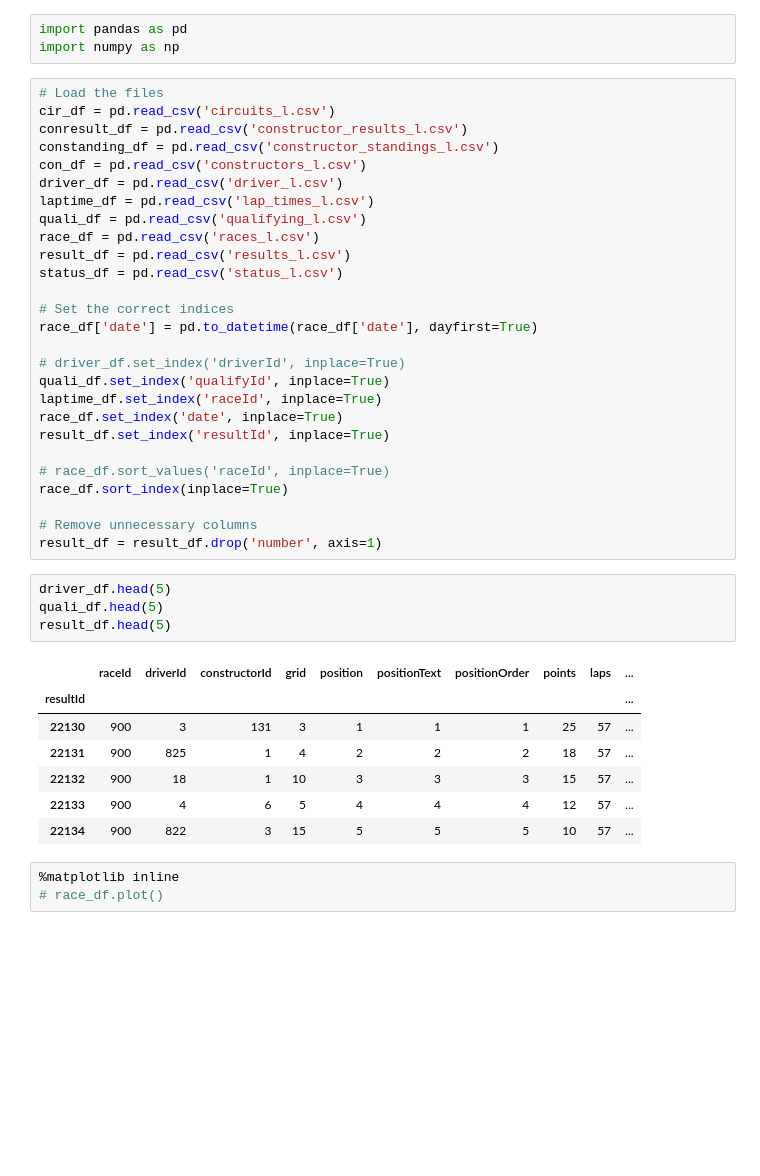
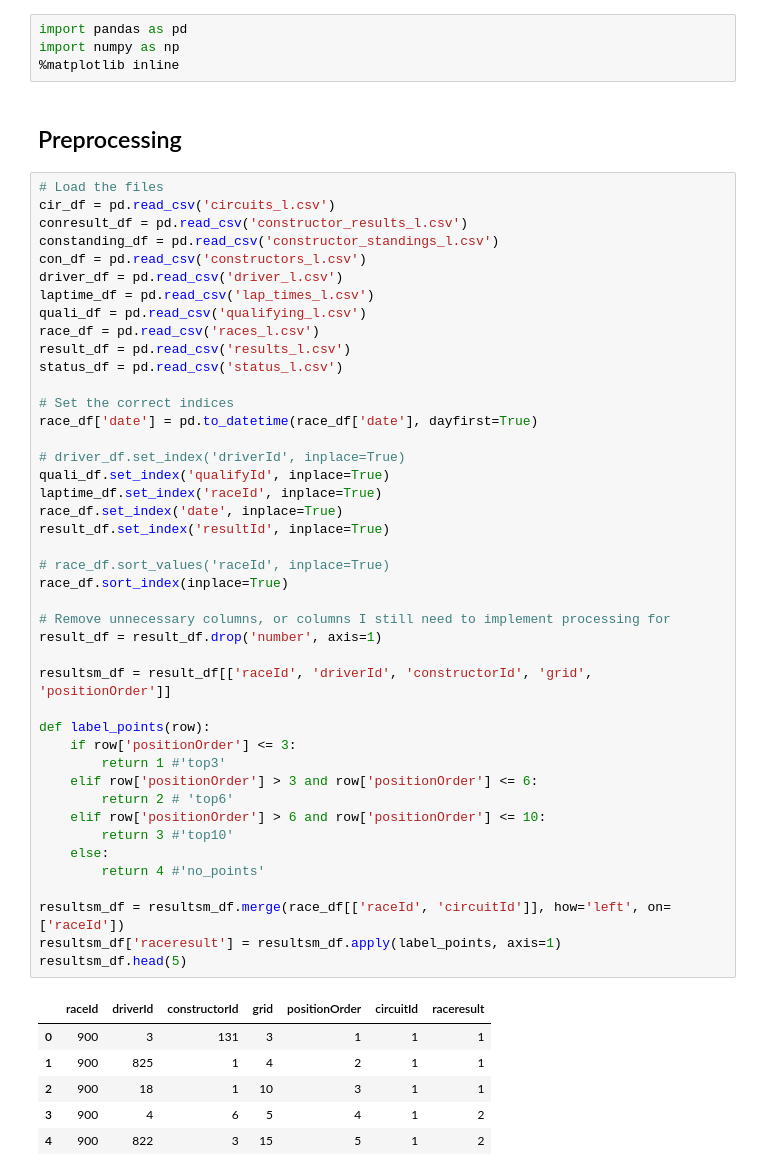
Before and after one commit to kevinofsydney/f1, a Jupyter notebook: f1_analysis.ipynb, the cells around one changed output. Cells and saved outputs as stored; diff of their text form; blank space fills up the shorter version.

```diff
--- a/f1_analysis.ipynb
+++ b/f1_analysis.ipynb
@@ -12,45 +18,56 @@ Notes:
 # %%
 import pandas as pd
 import numpy as np
+%matplotlib inline
+# %% [markdown]
+## Preprocessing
 # %%
 # Load the files
 cir_df = pd.read_csv('circuits_l.csv')
 conresult_df = pd.read_csv('constructor_results_l.csv')
 constanding_df = pd.read_csv('constructor_standings_l.csv')
 con_df = pd.read_csv('constructors_l.csv')
 driver_df = pd.read_csv('driver_l.csv')
 laptime_df = pd.read_csv('lap_times_l.csv')
 quali_df = pd.read_csv('qualifying_l.csv')
 race_df = pd.read_csv('races_l.csv')
 result_df = pd.read_csv('results_l.csv')
 status_df = pd.read_csv('status_l.csv')
 
 # Set the correct indices
 race_df['date'] = pd.to_datetime(race_df['date'], dayfirst=True)
 
 # driver_df.set_index('driverId', inplace=True)
 quali_df.set_index('qualifyId', inplace=True)
 laptime_df.set_index('raceId', inplace=True)
 race_df.set_index('date', inplace=True)
 result_df.set_index('resultId', inplace=True)
 
 # race_df.sort_values('raceId', inplace=True)
 race_df.sort_index(inplace=True)
 
-# Remove unnecessary columns
+# Remove unnecessary columns, or columns I still need to implement processing for
 result_df = result_df.drop('number', axis=1)
+
+resultsm_df = result_df[['raceId', 'driverId', 'constructorId', 'grid', 'positionOrder']]
+
+def label_points(row):
+    if row['positionOrder'] <= 3:
+        return 1 #'top3'
+    elif row['positionOrder'] > 3 and row['positionOrder'] <= 6:
+        return 2 # 'top6'
+    elif row['positionOrder'] > 6 and row['positionOrder'] <= 10:
+        return 3 #'top10'
+    else:
+        return 4 #'no_points'
+
+resultsm_df = resultsm_df.merge(race_df[['raceId', 'circuitId']], how='left', on=['raceId'])
+resultsm_df['raceresult'] = resultsm_df.apply(label_points, axis=1)
+resultsm_df.head(5)
+# %% [output]
+|  | raceId | driverId | constructorId | grid | positionOrder | circuitId | raceresult |
+| 0 | 900 | 3 | 131 | 3 | 1 | 1 | 1 |
+| 1 | 900 | 825 | 1 | 4 | 2 | 1 | 1 |
+| 2 | 900 | 18 | 1 | 10 | 3 | 1 | 1 |
+| 3 | 900 | 4 | 6 | 5 | 4 | 1 | 2 |
+| 4 | 900 | 822 | 3 | 15 | 5 | 1 | 2 |
-# %%
-driver_df.head(5)
-quali_df.head(5)
-result_df.head(5)
-# %% [output]
-|  | raceId | driverId | constructorId | grid | position | positionText | positionOrder | points | laps | ... |
-| resultId |  |  |  |  |  |  |  |  |  | ... |
-| 22130 | 900 | 3 | 131 | 3 | 1 | 1 | 1 | 25 | 57 | ... |
-| 22131 | 900 | 825 | 1 | 4 | 2 | 2 | 2 | 18 | 57 | ... |
-| 22132 | 900 | 18 | 1 | 10 | 3 | 3 | 3 | 15 | 57 | ... |
-| 22133 | 900 | 4 | 6 | 5 | 4 | 4 | 4 | 12 | 57 | ... |
-| 22134 | 900 | 822 | 3 | 15 | 5 | 5 | 5 | 10 | 57 | ... |
-# %%
-%matplotlib inline
-# race_df.plot()
```
Also changed, not shown: parts of 10 cells of this notebook.
